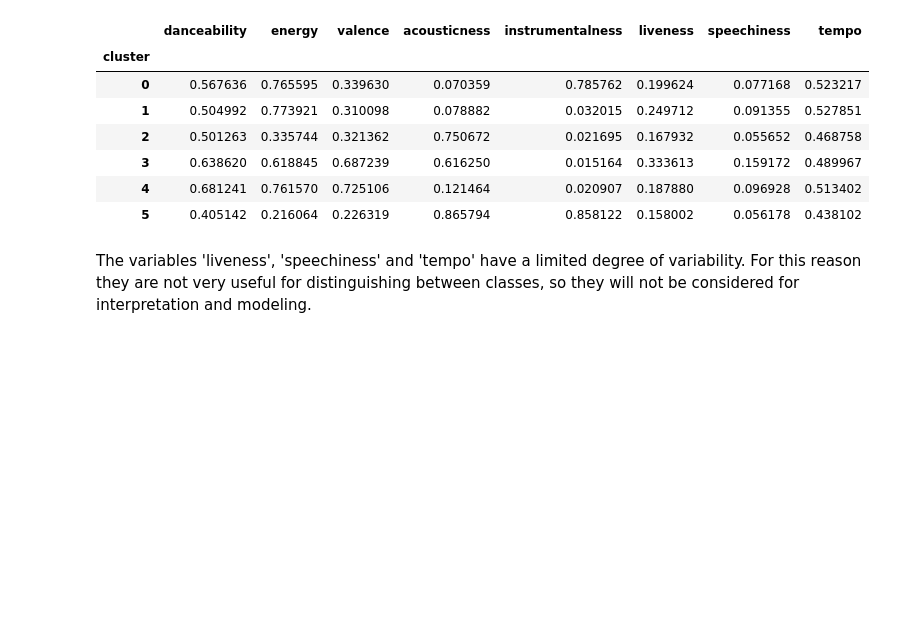
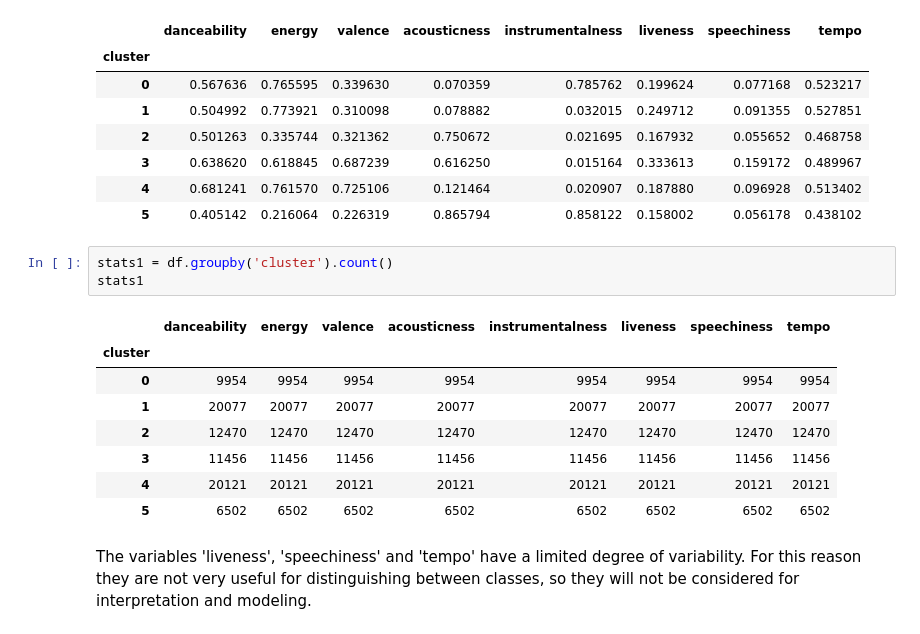
Before and after one commit to elena563/spotitype, a Jupyter notebook: backend/notebook/ca.ipynb, the cells around one changed output. Saved outputs shown, nothing was run; the diff lists cells and outputs as text; blank space fills up the shorter version.

```diff
--- a/backend/notebook/ca.ipynb
+++ b/backend/notebook/ca.ipynb
@@ -16,6 +16,18 @@ stats
 | 3 | 0.638620 | 0.618845 | 0.687239 | 0.616250 | 0.015164 | 0.333613 | 0.159172 | 0.489967 |
 | 4 | 0.681241 | 0.761570 | 0.725106 | 0.121464 | 0.020907 | 0.187880 | 0.096928 | 0.513402 |
 | 5 | 0.405142 | 0.216064 | 0.226319 | 0.865794 | 0.858122 | 0.158002 | 0.056178 | 0.438102 |
+# %%
+stats1 = df.groupby('cluster').count()
+stats1
+# %% [output]
+|  | danceability | energy | valence | acousticness | instrumentalness | liveness | speechiness | tempo |
+| cluster |  |  |  |  |  |  |  |  |
+| 0 | 9954 | 9954 | 9954 | 9954 | 9954 | 9954 | 9954 | 9954 |
+| 1 | 20077 | 20077 | 20077 | 20077 | 20077 | 20077 | 20077 | 20077 |
+| 2 | 12470 | 12470 | 12470 | 12470 | 12470 | 12470 | 12470 | 12470 |
+| 3 | 11456 | 11456 | 11456 | 11456 | 11456 | 11456 | 11456 | 11456 |
+| 4 | 20121 | 20121 | 20121 | 20121 | 20121 | 20121 | 20121 | 20121 |
+| 5 | 6502 | 6502 | 6502 | 6502 | 6502 | 6502 | 6502 | 6502 |
 # %% [markdown]
 The variables 'liveness', 'speechiness' and 'tempo' have a limited degree of variability. For this reason they are not very useful for distinguishing between classes, so they will not be considered for interpretation and modeling.
 # %%
```
Also changed, not shown: parts of 4 cells of this notebook, 2 other files.
